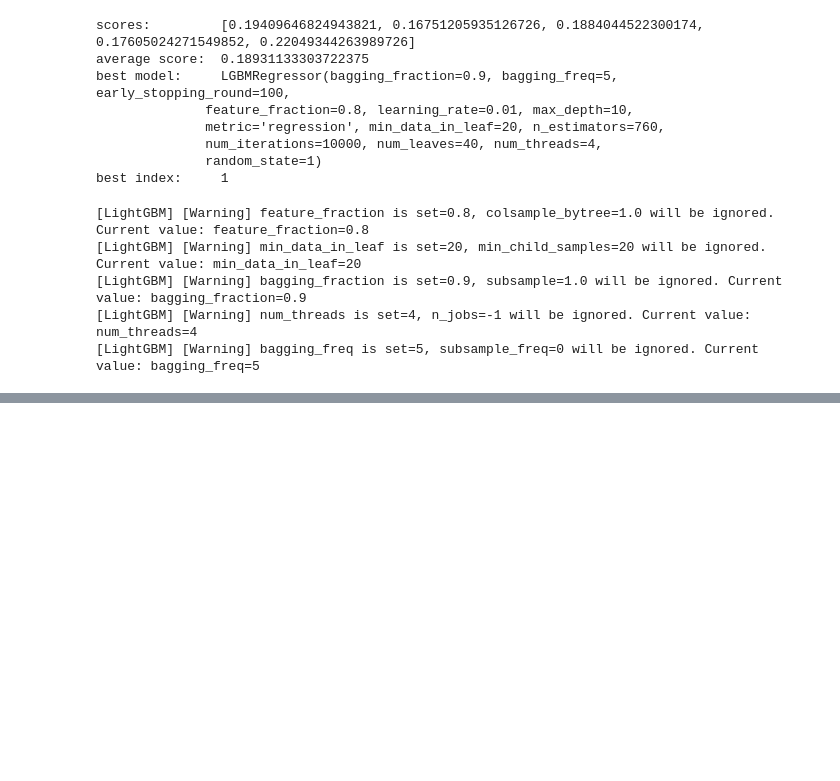
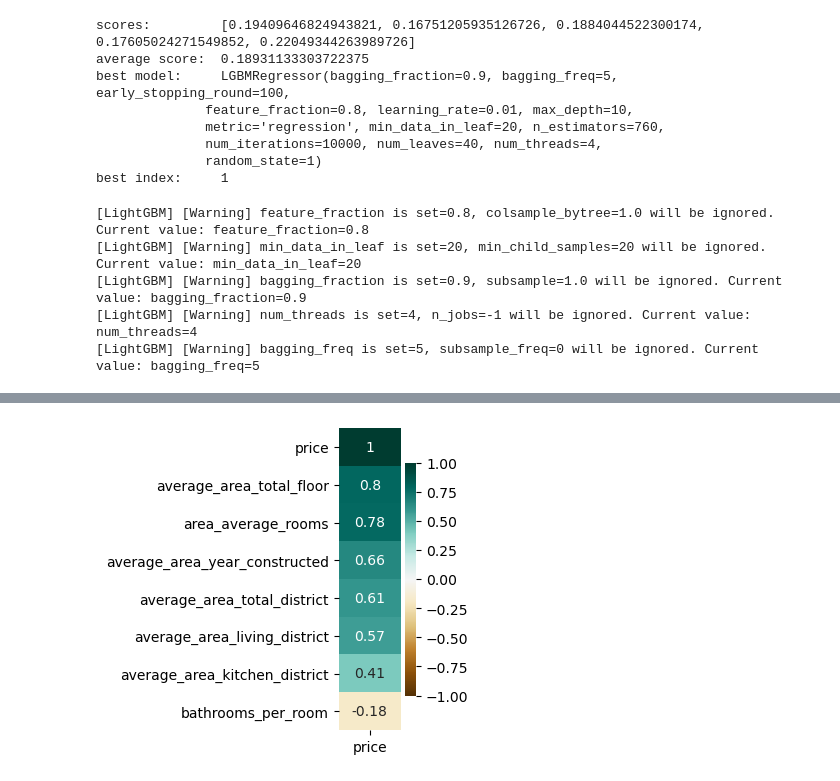
Before and after one commit to henrfj/TDT4173-ML, a Jupyter notebook: hasse-testsite/LightGBM.ipynb, the cells around one changed output, grey strips where cells are left out. Drawn from its saved outputs; the diff is of its cells as text; code cells hidden in the pictures; blank space fills up the shorter version.

```diff
--- a/hasse-testsite/LightGBM.ipynb
+++ b/hasse-testsite/LightGBM.ipynb
@@ -1256,0 +1406,4 @@ predict_and_store(model_no_cv, test_labels_selected.drop(['area_total'],axis=1),
+# %%
+train_labels['average_area_total_district']=total_district
+train_labels['average_area_living_district']=living_district
+train_labels['average_area_kitchen_district']=kitchen_district
@@ -1256,0 +1432,42 @@ predict_and_store(model_no_cv, test_labels_selected.drop(['area_total'],axis=1),
+# %%
+total_floor = []
+# living_floor = []
+# kitchen_floor = []
+
+total_constructed = []
+# living_constructed = []
+# kitchen_constructed = []
+
+for _,row in train_labels.iterrows():
+    total_floor.append(row['area_total']/average_area_total_floor[row['floor']])
+#     living_floor.append(row['area_living']/average_area_living_floor[row['floor']])
+#     kitchen_floor.append(row['area_kitchen']/average_area_kitchen_floor[row['floor']])
+
+    total_constructed.append(row['area_total']/average_area_total_constructed[row['constructed']])
+#     living_constructed.append(row['area_living']/average_area_living_constructed[row['constructed']])
+#     kitchen_constructed.append(row['area_kitchen']/average_area_kitchen_constructed[row['constructed']])
+# %%
+train_labels['average_area_total_floor']=total_floor
+# train_labels['average_area_living_floor']=living_floor
+# train_labels['average_area_kitchen_floor']=kitchen_floor
+
+train_labels['average_area_year_constructed']=total_constructed
+# %%
+train_labels['total_bathrooms'] = (train_labels["bathrooms_private"] + train_labels["bathrooms_shared"])
+train_labels['bathrooms_per_room'] = (train_labels["total_bathrooms"])/train_labels["rooms"]
+# %%
+f, ax = plt.subplots(figsize=(1, 4), dpi=100)
+heatmap = sns.heatmap(pd.merge(train_labels[[
+    'area_average_rooms',
+    'average_area_total_district',
+    'average_area_living_district',
+    'average_area_kitchen_district',
+    'average_area_total_floor',
+    'average_area_year_constructed',
+    'bathrooms_per_room'
+    ]],
+                               np.log(train_targets),
+                               left_index=True,
+                               right_index=True).corr()[['price']].sort_values(by='price', ascending=False), vmin=-1, vmax=1, annot=True, cmap='BrBG', ax=ax)
+# %% [output]
+[figure, added]
```
Also changed, not shown: parts of 27 cells of this notebook, 1 other file.
